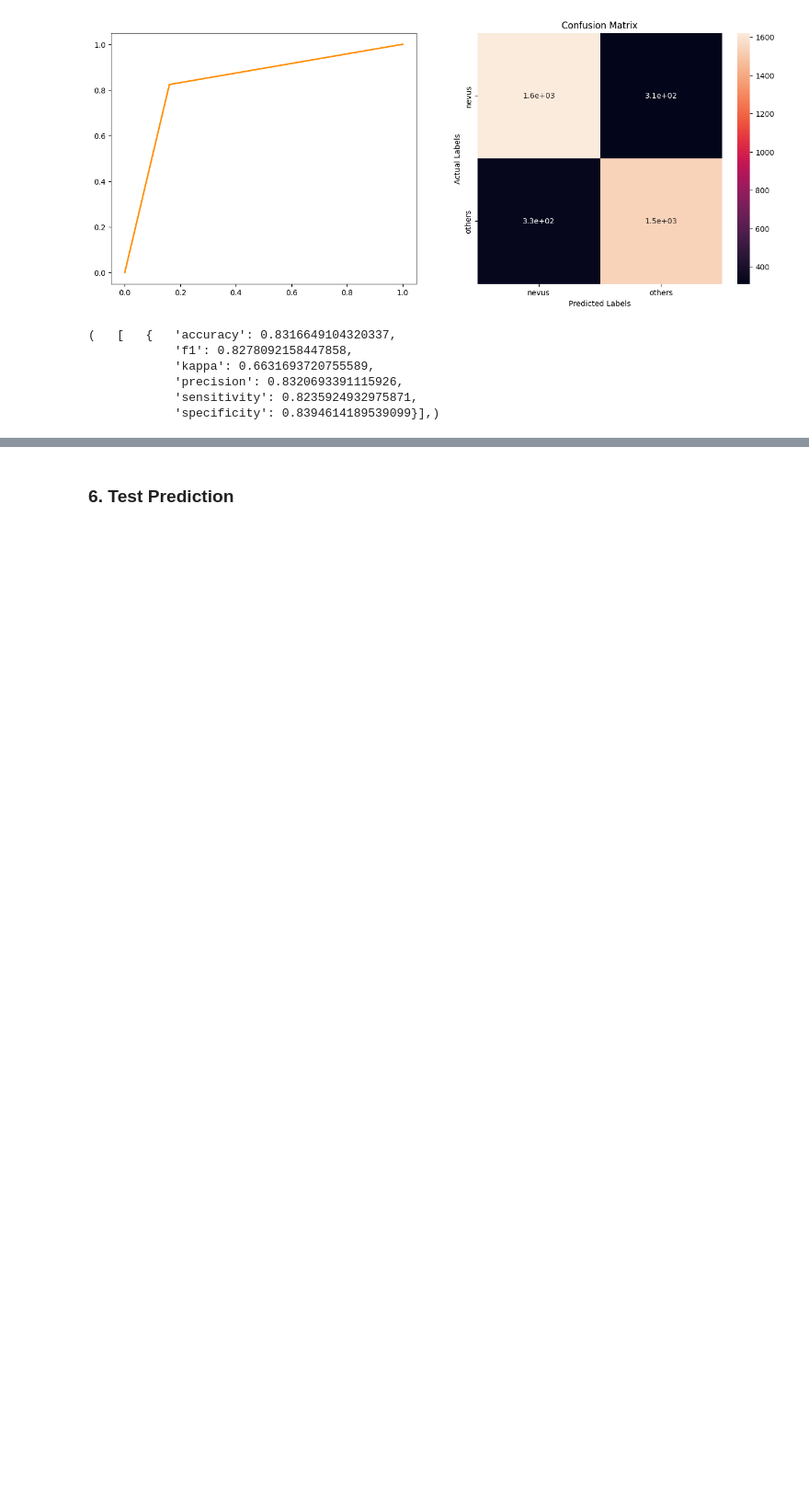
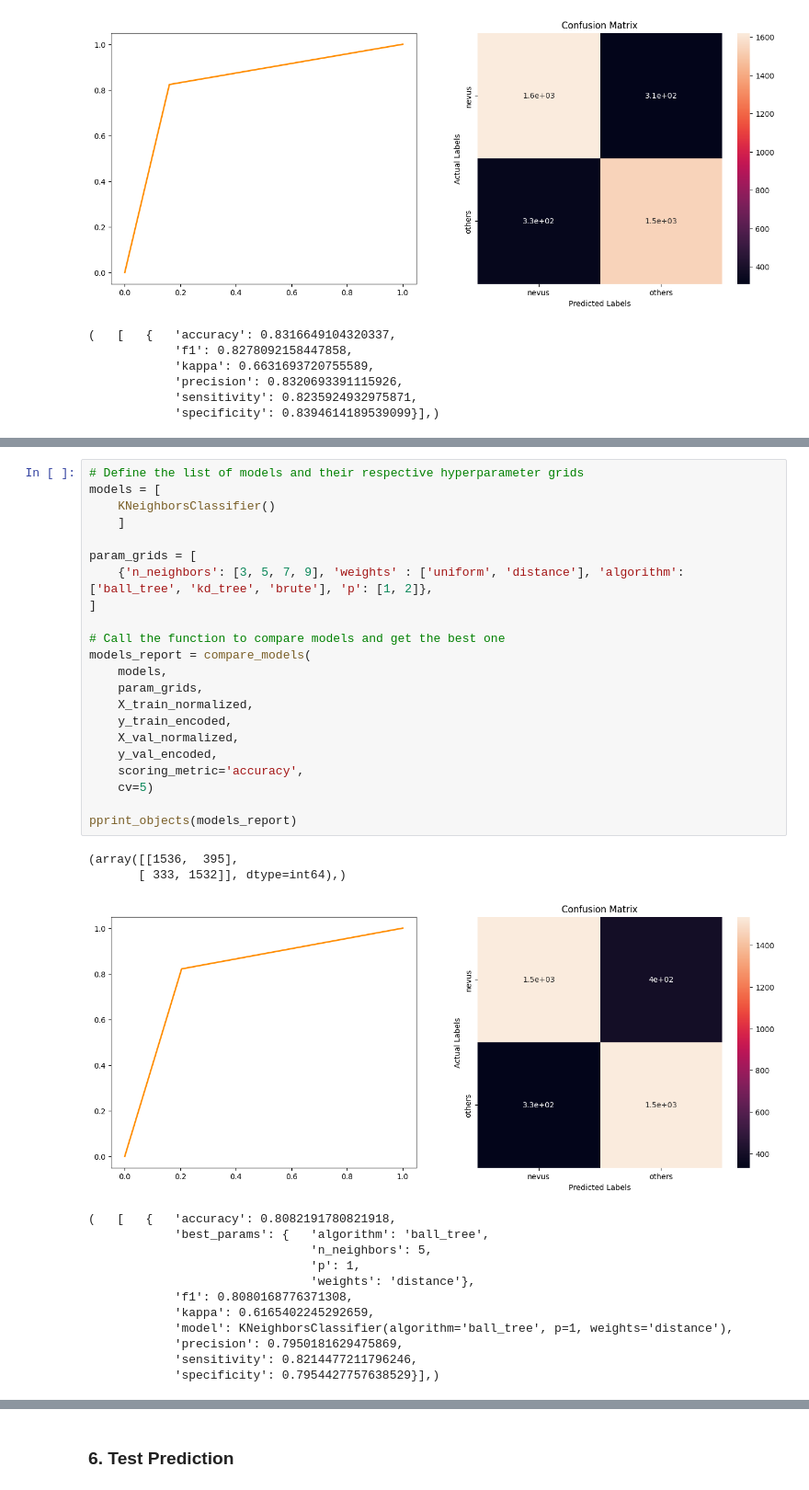
Before and after one commit to lui-alvarez/Melanoma-classification-using-machine-learning, a Jupyter notebook: notebooks/HabibAlvarez_challenge1.ipynb, the cells around one changed output, grey strips where cells are left out. Shown: that part at 92% size. Cells and saved outputs as stored; diff of their text form; blank space fills up the shorter version.

```diff
--- a/notebooks/HabibAlvarez_challenge1.ipynb
+++ b/notebooks/HabibAlvarez_challenge1.ipynb
@@ -1186,0 +1395,37 @@ pprint_objects(models_report)
+# %%
+# Define the list of models and their respective hyperparameter grids
+models = [
+    KNeighborsClassifier()
+    ]
+
+param_grids = [
+    {'n_neighbors': [3, 5, 7, 9], 'weights' : ['uniform', 'distance'], 'algorithm': ['ball_tree', 'kd_tree', 'brute'], 'p': [1, 2]},
+]
+
+# Call the function to compare models and get the best one
+models_report = compare_models(
+    models,
+    param_grids,
+    X_train_normalized,
+    y_train_encoded,
+    X_val_normalized,
+    y_val_encoded,
+    scoring_metric='accuracy',
+    cv=5)
+
+pprint_objects(models_report)
+# %% [output]
+(array([[1536,  395],
+       [ 333, 1532]], dtype=int64),)
+[figure, added]
+(   [   {   'accuracy': 0.8082191780821918,
+            'best_params': {   'algorithm': 'ball_tree',
+                               'n_neighbors': 5,
+                               'p': 1,
+                               'weights': 'distance'},
+            'f1': 0.8080168776371308,
+            'kappa': 0.6165402245292659,
+            'model': KNeighborsClassifier(algorithm='ball_tree', p=1, weights='distance'),
+            'precision': 0.7950181629475869,
+            'sensitivity': 0.8214477211796246,
+            'specificity': 0.7954427757638529}],)
```
Also changed, not shown: parts of 30 cells of this notebook, 4 other files.
